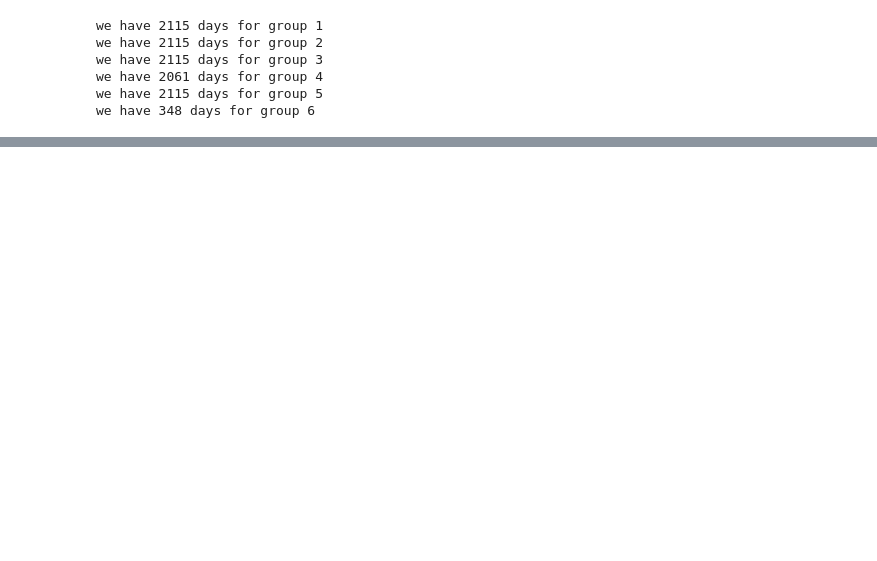
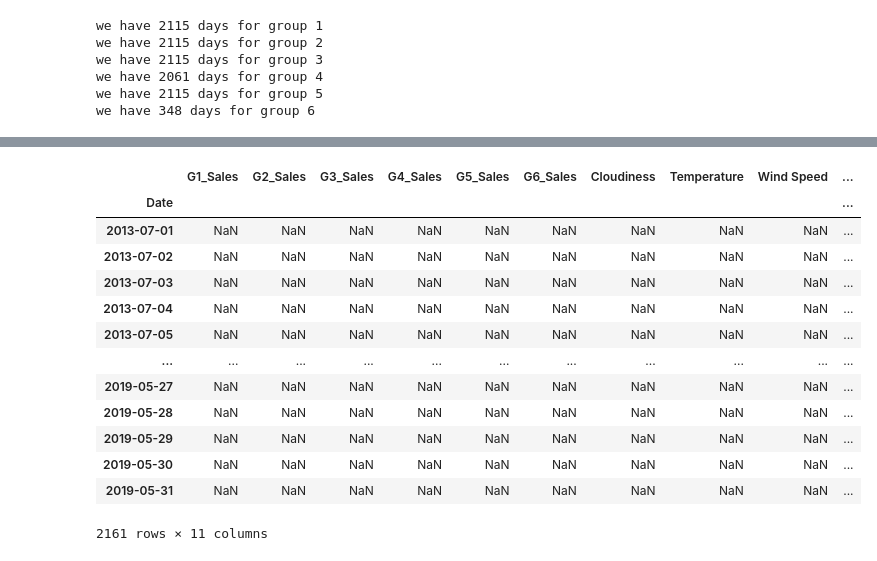
Before and after one commit to NiiHam/Bakery_Sales_Project_WS22, a Jupyter notebook: code/Project_Notebook.ipynb, the cells around one changed output, grey strips where cells are left out. Saved outputs shown, nothing was run; the diff lists cells and outputs as text; code cells hidden in the pictures; blank space fills up the shorter version.

```diff
--- a/code/Project_Notebook.ipynb
+++ b/code/Project_Notebook.ipynb
@@ -102,3 +120,7 @@ plt.legend()
 # %% [output]
 <matplotlib.legend.Legend at 0x...>
 [figure]
+# %%
+# Create a standard time series
+datetime = pd.date_range('2013-07-01', periods=2161, freq='D')
+datetime
@@ -104,0 +195,32 @@ plt.legend()
+# %%
+# create a standard dataframe to contain all timeseries data
+df_standard= pd.DataFrame(datetime, columns=['Date'])
+df_standard = df_standard.set_index(df_standard['Date']).drop(['Date'], axis=1).asfreq(freq='D')
+df_standard['G1_Sales']= np.nan
+df_standard['G2_Sales']= np.nan
+df_standard['G3_Sales']= np.nan
+df_standard['G4_Sales']= np.nan
+df_standard['G5_Sales']= np.nan
+df_standard['G6_Sales']= np.nan
+df_standard['Cloudiness']= np.nan
+df_standard['Temperature']= np.nan
+df_standard['Wind Speed']= np.nan
+df_standard['Weather Code']= np.nan
+df_standard['KielerWoche']= np.nan
+
+df_standard
+# %% [output]
+|  | G1_Sales | G2_Sales | G3_Sales | G4_Sales | G5_Sales | G6_Sales | Cloudiness | Temperature | Wind Speed | ... |
+| Date |  |  |  |  |  |  |  |  |  | ... |
+| 2013-07-01 | NaN | NaN | NaN | NaN | NaN | NaN | NaN | NaN | NaN | ... |
+| 2013-07-02 | NaN | NaN | NaN | NaN | NaN | NaN | NaN | NaN | NaN | ... |
+| 2013-07-03 | NaN | NaN | NaN | NaN | NaN | NaN | NaN | NaN | NaN | ... |
+| 2013-07-04 | NaN | NaN | NaN | NaN | NaN | NaN | NaN | NaN | NaN | ... |
+| 2013-07-05 | NaN | NaN | NaN | NaN | NaN | NaN | NaN | NaN | NaN | ... |
+| ... | ... | ... | ... | ... | ... | ... | ... | ... | ... | ... |
+| 2019-05-27 | NaN | NaN | NaN | NaN | NaN | NaN | NaN | NaN | NaN | ... |
+| 2019-05-28 | NaN | NaN | NaN | NaN | NaN | NaN | NaN | NaN | NaN | ... |
+| 2019-05-29 | NaN | NaN | NaN | NaN | NaN | NaN | NaN | NaN | NaN | ... |
+| 2019-05-30 | NaN | NaN | NaN | NaN | NaN | NaN | NaN | NaN | NaN | ... |
+| 2019-05-31 | NaN | NaN | NaN | NaN | NaN | NaN | NaN | NaN | NaN | ... |
+2161 rows × 11 columns
```
Also changed, not shown: parts of 10 cells of this notebook, 1 other file.
